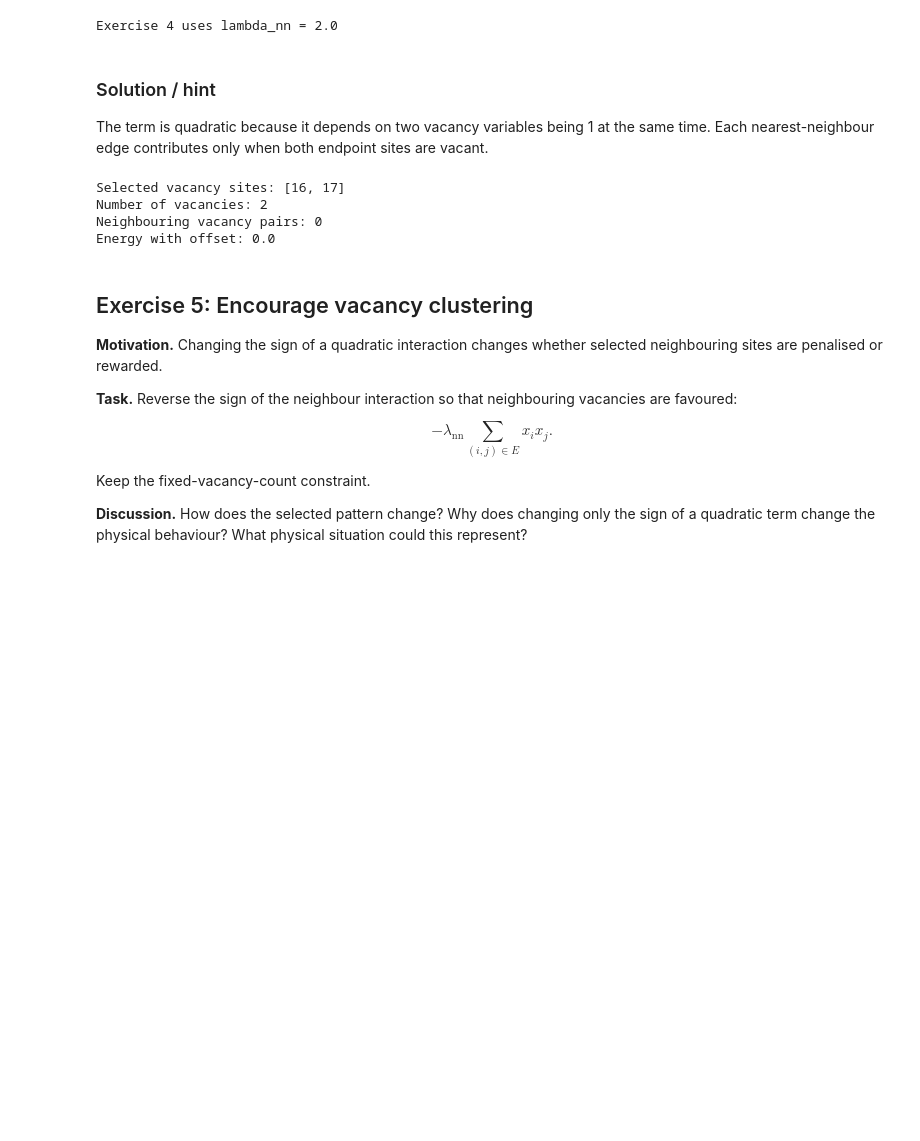
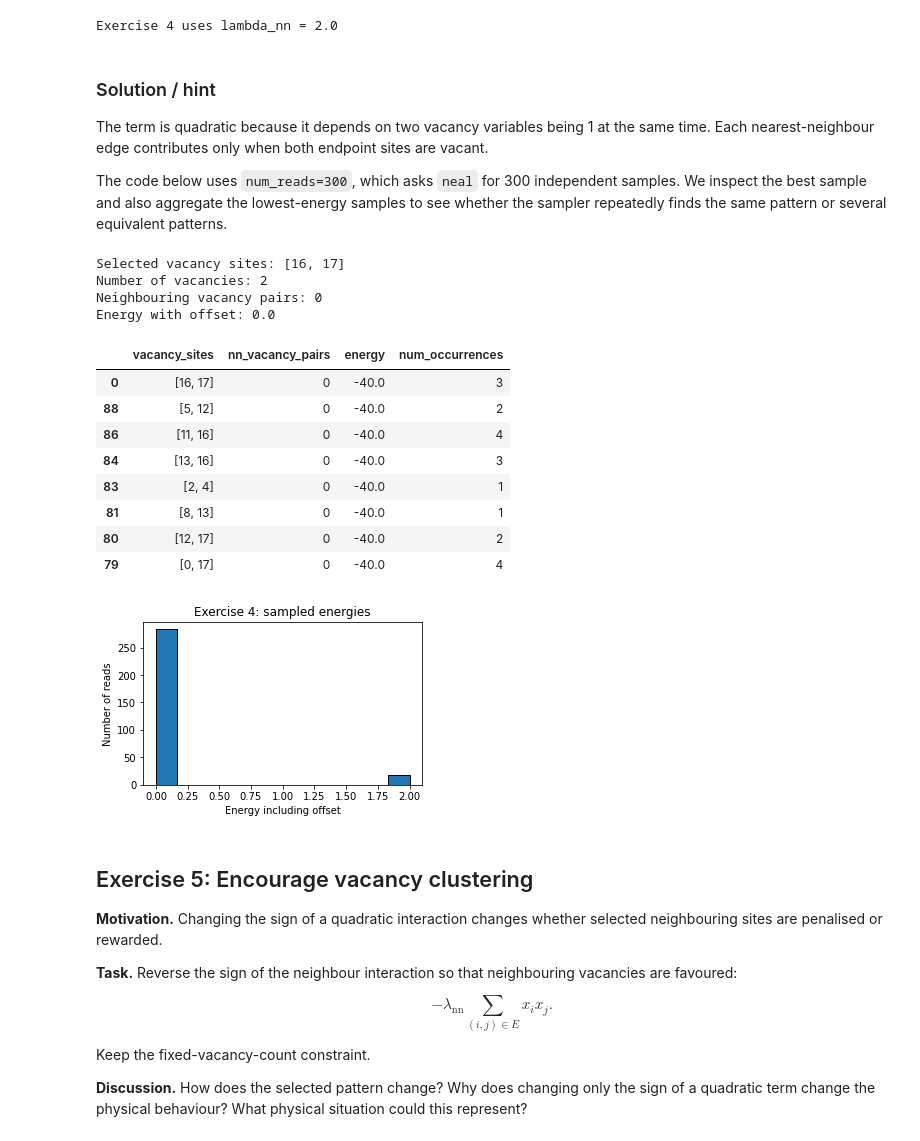
Before and after one commit to cmc-ucl/qubo-materials-tutorial, a Jupyter notebook: QUBO_tutorial.ipynb, the cells around one changed output. Saved outputs shown, nothing was run; the diff lists cells and outputs as text; code cells hidden in the pictures; blank space fills up the shorter version.

```diff
--- a/QUBO_tutorial.ipynb
+++ b/QUBO_tutorial.ipynb
@@ -795,28 +884,59 @@ Exercise 4 uses lambda_nn = 2.0
 ### Solution / hint
 
 The term is quadratic because it depends on two vacancy variables being 1 at the same time. Each nearest-neighbour edge contributes only when both endpoint sites are vacant.
+
+The code below uses `num_reads=300`, which asks `neal` for 300 independent samples. We inspect the best sample and also aggregate the lowest-energy samples to see whether the sampler repeatedly finds the same pattern or several equivalent patterns.
 # %%
 Q_nn_penalty = np.zeros_like(A, dtype=float)
 for i in range(A.shape[0]):
     for j in range(i + 1, A.shape[1]):
         if A[i, j]:
             Q_nn_penalty[i, j] += lambda_nn
 
 Q_ex4, offset_ex4 = add_fixed_count_constraint(Q_nn_penalty, k=k_ex4, gamma=10.0)
 sampleset_ex4 = neal.SimulatedAnnealingSampler().sample_qubo(Q_ex4, num_reads=300, seed=51)
 x_ex4 = sample_to_vector(sampleset_ex4.first.sample, range(graphene_supercell.num_sites))
 vacancy_sites_ex4 = np.where(x_ex4 == 1)[0].tolist()
 
 print("Selected vacancy sites:", vacancy_sites_ex4)
 print("Number of vacancies:", int(x_ex4.sum()))
 print("Neighbouring vacancy pairs:", neighbouring_selected_pairs(x_ex4, A))
 print("Energy with offset:", sampleset_ex4.first.energy + offset_ex4)
 assert x_ex4.sum() == k_ex4
+
+summary_ex4 = sampleset_ex4.aggregate().to_pandas_dataframe().sort_values("energy").head(8)
+bit_columns_ex4 = list(range(graphene_supercell.num_sites))
+summary_ex4["vacancy_sites"] = summary_ex4[bit_columns_ex4].apply(
+    lambda row: [i for i, value in enumerate(row.to_numpy(dtype=int)) if value == 1],
+    axis=1,
+)
+summary_ex4["nn_vacancy_pairs"] = summary_ex4[bit_columns_ex4].apply(
+    lambda row: neighbouring_selected_pairs(row.to_numpy(dtype=int), A),
+    axis=1,
+)
+display(summary_ex4[["vacancy_sites", "nn_vacancy_pairs", "energy", "num_occurrences"]])
+
+plt.figure(figsize=(5, 3))
+plt.hist(sampleset_ex4.record.energy + offset_ex4, bins=12, edgecolor="black")
+plt.xlabel("Energy including offset")
+plt.ylabel("Number of reads")
+plt.title("Exercise 4: sampled energies")
+plt.show()
 # %% [output]
 Selected vacancy sites: [16, 17]
 Number of vacancies: 2
 Neighbouring vacancy pairs: 0
 Energy with offset: 0.0
+|  | vacancy_sites | nn_vacancy_pairs | energy | num_occurrences |
+| 0 | [16, 17] | 0 | -40.0 | 3 |
+| 88 | [5, 12] | 0 | -40.0 | 2 |
+| 86 | [11, 16] | 0 | -40.0 | 4 |
+| 84 | [13, 16] | 0 | -40.0 | 3 |
+| 83 | [2, 4] | 0 | -40.0 | 1 |
+| 81 | [8, 13] | 0 | -40.0 | 1 |
+| 80 | [12, 17] | 0 | -40.0 | 2 |
+| 79 | [0, 17] | 0 | -40.0 | 4 |
+[figure, added]
 # %% [markdown]
 ## Exercise 5: Encourage vacancy clustering
 
```
Also changed, not shown: parts of 49 cells of this notebook.
